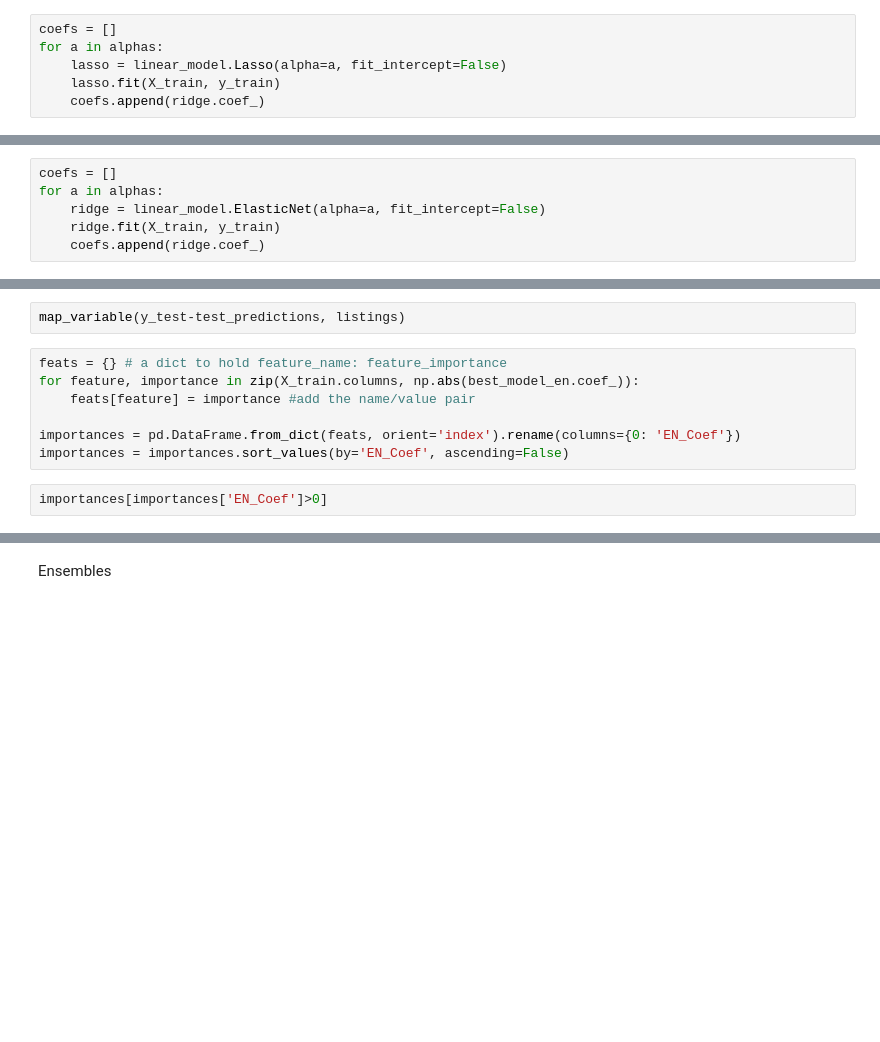
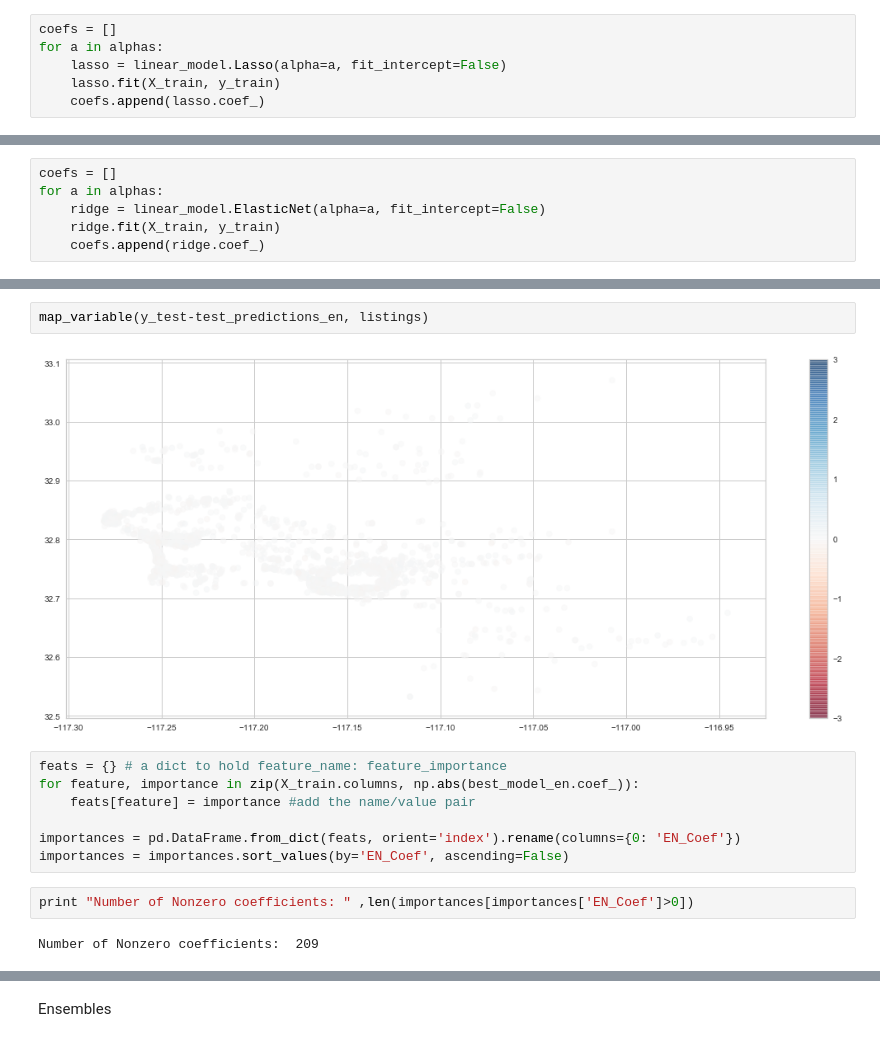
Before and after one commit to mas-dse-saachary/UCSD-MAS-Capstone-Project, a Jupyter notebook: dev/modeling_normalizeddata.ipynb, the cells around one changed output, grey strips where cells are left out. Drawn from its saved outputs; the diff is of its cells as text; blank space fills up the shorter version.

```diff
--- a/dev/modeling_normalizeddata.ipynb
+++ b/dev/modeling_normalizeddata.ipynb
@@ -699,7 +731,7 @@ coefs = []
 for a in alphas:
     lasso = linear_model.Lasso(alpha=a, fit_intercept=False)
     lasso.fit(X_train, y_train)
-    coefs.append(ridge.coef_)
+    coefs.append(lasso.coef_)
 # %%
 ax = plt.gca()
 
@@ -876,5 +993,7 @@ print 'Test MAE: ',mean_absolute_error(y_test, test_predictions_en)
 # %%
-map_variable(y_test-test_predictions, listings)
+map_variable(y_test-test_predictions_en, listings)
+# %% [output]
+[figure, added]
 # %%
 feats = {} # a dict to hold feature_name: feature_importance
 for feature, importance in zip(X_train.columns, np.abs(best_model_en.coef_)):
@@ -882,8 +1001,10 @@ for feature, importance in zip(X_train.columns, np.abs(best_model_en.coef_)):
 
 importances = pd.DataFrame.from_dict(feats, orient='index').rename(columns={0: 'EN_Coef'})
 importances = importances.sort_values(by='EN_Coef', ascending=False)
-# %%
-importances[importances['EN_Coef']>0]
+# %%
+print "Number of Nonzero coefficients: " ,len(importances[importances['EN_Coef']>0])
+# %% [output]
+Number of Nonzero coefficients:  209
 # %%
 visualizer = ResidualsPlot(best_model_en)
 
```
Also changed, not shown: parts of 54 cells of this notebook, 1 other file.
